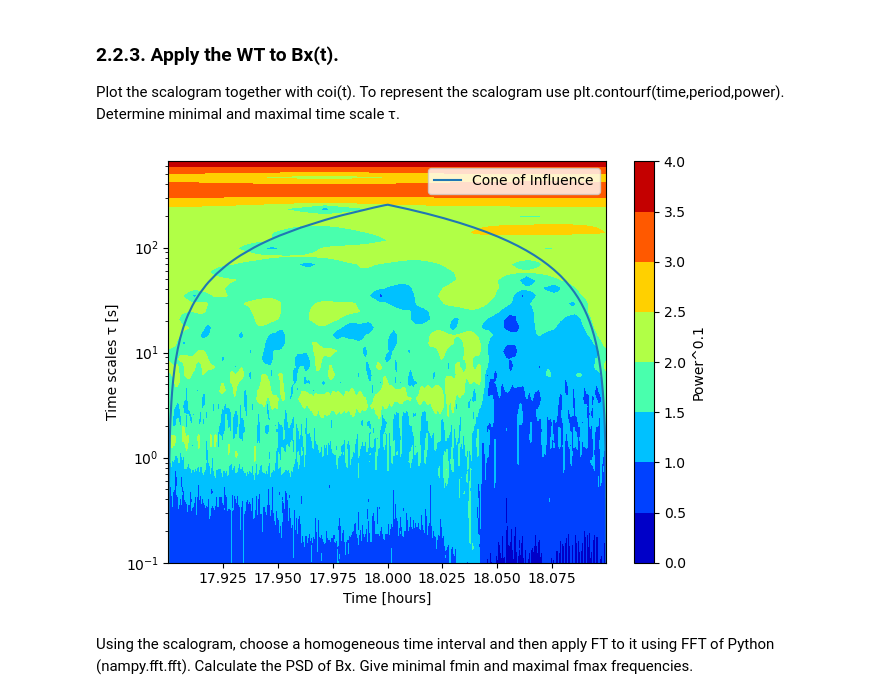
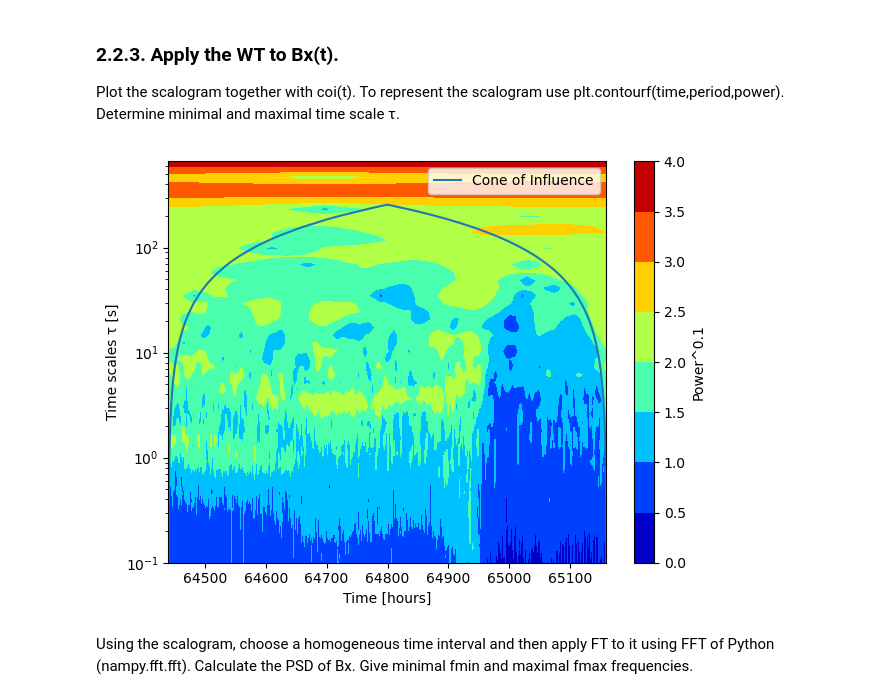
Before and after one commit to notanobis/Wavelet-Analysis, a Jupyter notebook: Code/plasma.ipynb, the cells around one changed output. Cells and saved outputs as stored; diff of their text form; code cells hidden in the pictures.

```diff
--- a/Code/plasma.ipynb
+++ b/Code/plasma.ipynb
@@ -216,30 +216,30 @@ Determine minimal and maximal time scale τ.
 # %%
 dt = t_sec[1] - t_sec[0]
 wave, period, scale, coi = wavelet(bx, dt)
 
 # Calculate power
 power = np.abs(wave)**2
 
 # Create the plot
 plt.figure()
-contour = plt.contourf(t_hours, period, power**0.1, cmap='jet')
+contour = plt.contourf(t_sec, period, power**0.1, cmap='jet')
 plt.yscale('log')
-plt.plot(t_hours, coi, label='Cone of Influence')
+plt.plot(t_sec, coi, label='Cone of Influence')
 
 # Set the lower limit of the y-axis to a small positive value
 plt.ylim(bottom=1e-1)
 
 # Add labels and legend
 plt.xlabel('Time [hours]')
 plt.ylabel('Time scales τ [s]')
 plt.legend()
 plt.colorbar(contour, label='Power^0.1')
 
 # Adjust layout to remove white space and show the plot
 plt.tight_layout()
 plt.show()
 # %% [output]
-[figure, old version]
+[figure, new version]
 # %% [markdown]
 Using the scalogram, choose a homogeneous time interval and then apply FT to it
 using FFT of Python (nampy.ﬀt.ﬀt). Calculate the PSD of Bx. Give minimal fmin and
```
Also changed, not shown: parts of 6 cells of this notebook.
